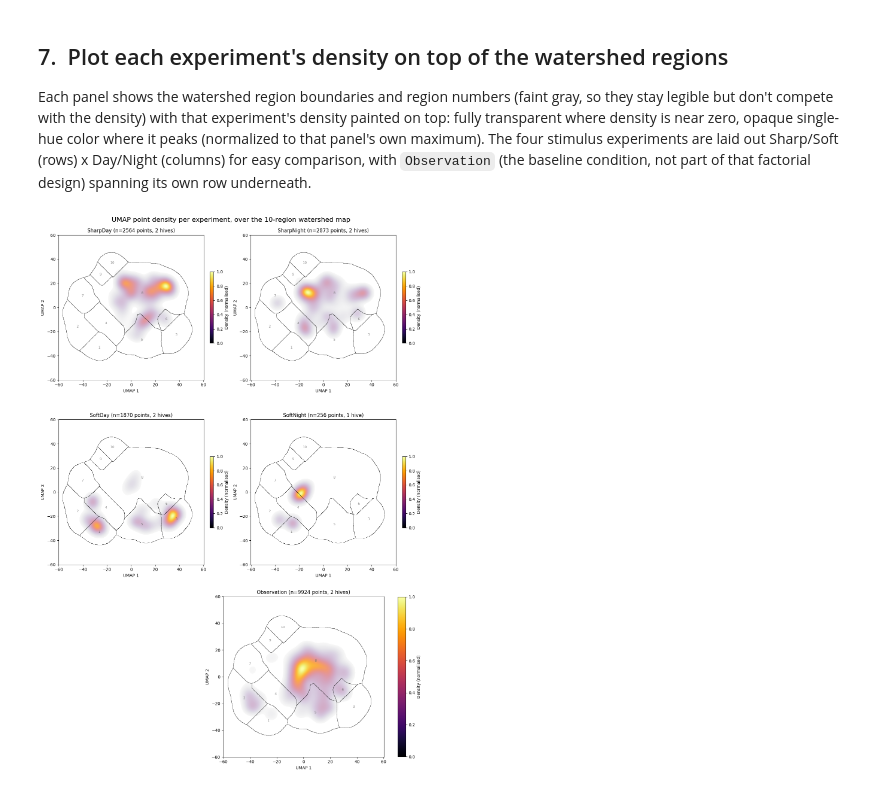
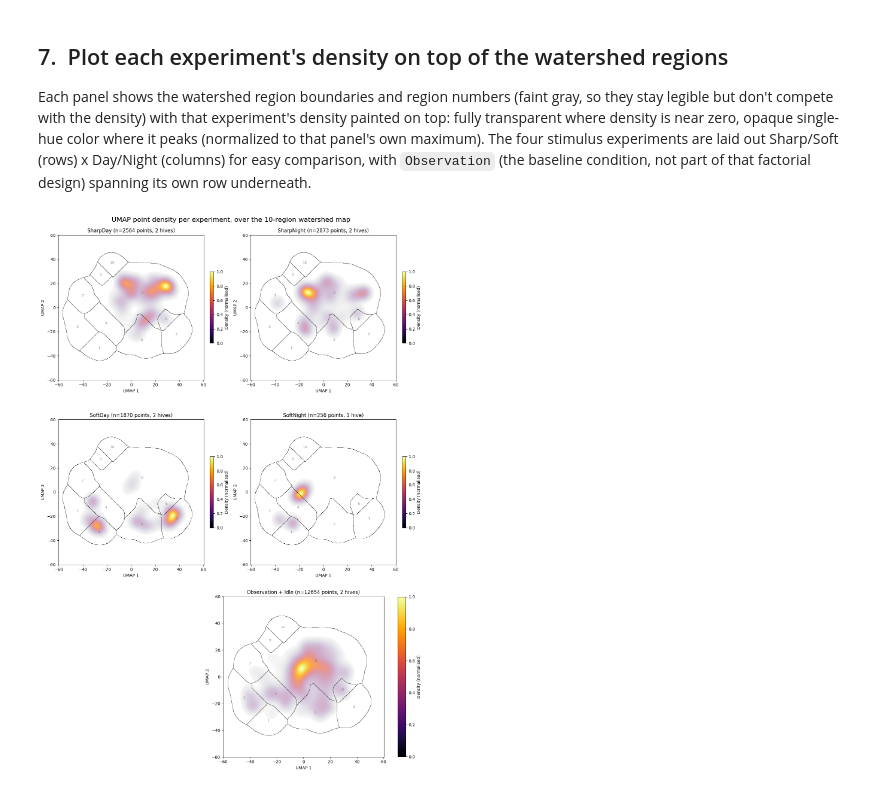
Before and after one commit to epfl-mobots/Ethogram-Generation, a Jupyter notebook: Experiment_Density_Heatmaps.ipynb, the cells around one changed output. Drawn from its saved outputs; the diff is of its cells as text; code cells hidden in the pictures.

Commit message:
added option to fuse idle with observation

```diff
--- a/Experiment_Density_Heatmaps.ipynb
+++ b/Experiment_Density_Heatmaps.ipynb
@@ -75,6 +80,12 @@ print(f"Watershed file: {WSHED_PATH}")
 # The experiments to overlay -- must match the {exp} part of the dataset ids
 # ({exp}_hive{hive_nb}_{ihl}) produced by the source notebook.
 TARGET_EXPERIMENTS = ["SharpDay", "SharpNight", "SoftDay", "SoftNight", "Observation"]
+
+# Idle and Observation are both no-stimulus baseline conditions -- behaviorally similar enough
+# that, with this True, Idle's datasets are pooled into the existing "Observation" panel
+# (Section 5) instead of being skipped or given a panel of their own. Idle is deliberately not
+# listed in TARGET_EXPERIMENTS itself; this flag is what pulls it in.
+FUSE_IDLE_OBSERVATION = True
 # %% [output]
 Project: /Users/cyrilmonette/Desktop/EPFL 2018-2026/PhD - Mobots/PdS/(25b) Ethograms/Ethogram-Generation/Results/LargeBlindVisualActivityNew
 Method : UMAP
@@ -104,8 +115,15 @@ print(f"Found {len(dataset_keys)} datasets in {PROJECTIONS_DIR}:")
 for key in dataset_keys:
     print(" ", key)
 
-target_keys = [key for key in dataset_keys if key[0] in TARGET_EXPERIMENTS]
-print(f"\n{len(target_keys)} datasets match the target experiments {TARGET_EXPERIMENTS}:")
+# When FUSE_IDLE_OBSERVATION is True, Idle datasets get pooled into the Observation panel
+# (Section 5) even though "Idle" isn't itself in TARGET_EXPERIMENTS -- include it here too so
+# this diagnostic listing matches what actually ends up plotted.
+effective_target_experiments = list(TARGET_EXPERIMENTS)
+if FUSE_IDLE_OBSERVATION and "Idle" not in effective_target_experiments:
+    effective_target_experiments.append("Idle")
+
+target_keys = [key for key in dataset_keys if key[0] in effective_target_experiments]
+print(f"\n{len(target_keys)} datasets match the target experiments {effective_target_experiments}:")
 for key in target_keys:
     print(" ", key)
 # %% [output]
@@ -184,7 +204,14 @@ x upper/lower) and all four are pooled into its one panel.
 # %%
 experiment_points = {}
+experiment_keys = {}  # exp_name -> list of dataset keys actually pooled into that panel
 for exp_name in TARGET_EXPERIMENTS:
-    matching_keys = [key for key in dataset_keys if key[0] == exp_name]
+    pooled_exp_names = [exp_name]
+    if FUSE_IDLE_OBSERVATION and exp_name == "Observation":
+        # Idle and Observation are both baseline (no-stimulus) conditions -- pool them into
+        # the one "Observation" panel instead of giving Idle a panel of its own.
+        pooled_exp_names.append("Idle")
+
+    matching_keys = [key for key in dataset_keys if key[0] in pooled_exp_names]
     if not matching_keys:
         print(f"No datasets found for experiment '{exp_name}', skipping.")
         continue
@@ -195,10 +222,12 @@ for exp_name in TARGET_EXPERIMENTS:
         blocks.append(zValues[offset: offset + length])
         print(f"  {exp_name}: {source_id} -> {length} points")
     experiment_points[exp_name] = np.concatenate(blocks, axis=0)
+    experiment_keys[exp_name] = matching_keys
     n_hives = len({key[1] for key in matching_keys})
     levels = sorted({key[2] for key in matching_keys})
+    label = f"{exp_name} (fused with Idle)" if len(pooled_exp_names) > 1 else exp_name
     print(
-        f"{exp_name}: {experiment_points[exp_name].shape[0]} points total from "
+        f"{label}: {experiment_points[exp_name].shape[0]} points total from "
         f"{n_hives} hive(s), level(s) {levels}\n"
     )
 # %% [output]
@@ -277,33 +303,38 @@ def density_to_rgba(density, cmap_name="inferno", alpha_floor=0.03):
 
 fig = plt.figure(figsize=(13, 19))
 gs = fig.add_gridspec(3, 2, height_ratios=[1, 1, 1])
 panel_layout = [
     ("SharpDay", fig.add_subplot(gs[0, 0])), ("SharpNight", fig.add_subplot(gs[0, 1])),
     ("SoftDay", fig.add_subplot(gs[1, 0])), ("SoftNight", fig.add_subplot(gs[1, 1])),
     ("Observation", fig.add_subplot(gs[2, :])),
 ]
 
 for exp_name, ax in panel_layout:
     if exp_name not in experiment_density:
         ax.axis("off")
         ax.set_title(f"{exp_name} (no data)")
         continue
 
     render_region_background(ax, LL, xx, boundary_x, boundary_y, extent, region_ids)
     rgba = density_to_rgba(experiment_density[exp_name])
     ax.imshow(rgba, origin="lower", extent=extent, aspect="equal")
 
     n_points = experiment_points[exp_name].shape[0]
-    n_hives = len({key[1] for key in dataset_keys if key[0] == exp_name})
-    ax.set_title(f"{exp_name} (n={n_points} points, {n_hives} hive{'s' if n_hives > 1 else ''})")
+    # Hive count is derived from the keys actually pooled into this panel (experiment_keys,
+    # Section 5), not from a fresh dataset_keys filter -- otherwise a fused Observation+Idle
+    # panel could under/over-count hives if Idle contributed a hive Observation didn't (or
+    # vice versa).
+    n_hives = len({key[1] for key in experiment_keys[exp_name]})
+    display_name = f"{exp_name} + Idle" if (FUSE_IDLE_OBSERVATION and exp_name == "Observation" and "Idle" in {k[0] for k in experiment_keys[exp_name]}) else exp_name
+    ax.set_title(f"{display_name} (n={n_points} points, {n_hives} hive{'s' if n_hives > 1 else ''})")
     ax.set_xlabel("UMAP 1")
     ax.set_ylabel("UMAP 2")
 
     sm = plt.cm.ScalarMappable(cmap="inferno", norm=plt.Normalize(0, 1))
     fig.colorbar(sm, ax=ax, fraction=0.023, pad=0.04, label="Density (normalised)")
 
 fig.suptitle(f"UMAP point density per experiment, over the {len(region_ids)}-region watershed map", fontsize=16)
 plt.tight_layout()
 plt.show()
 # %% [output]
-[figure, old version]
+[figure, new version]
```
Also changed, not shown: parts of 4 cells of this notebook.
